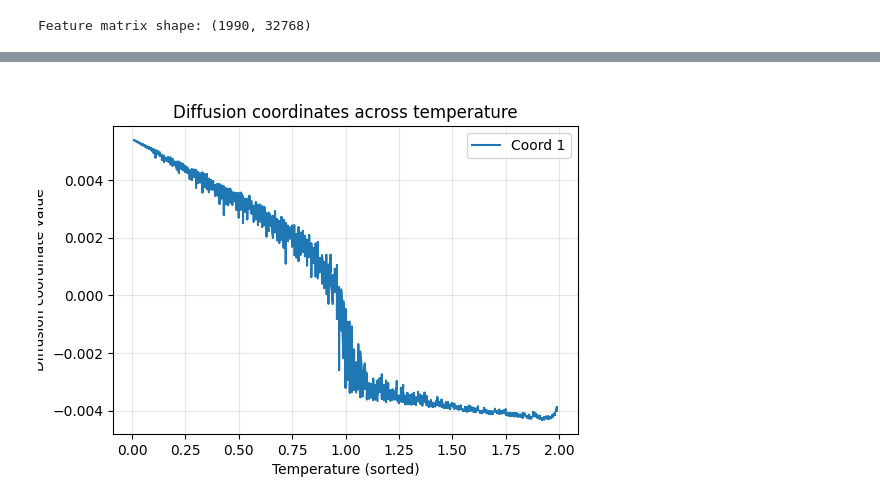
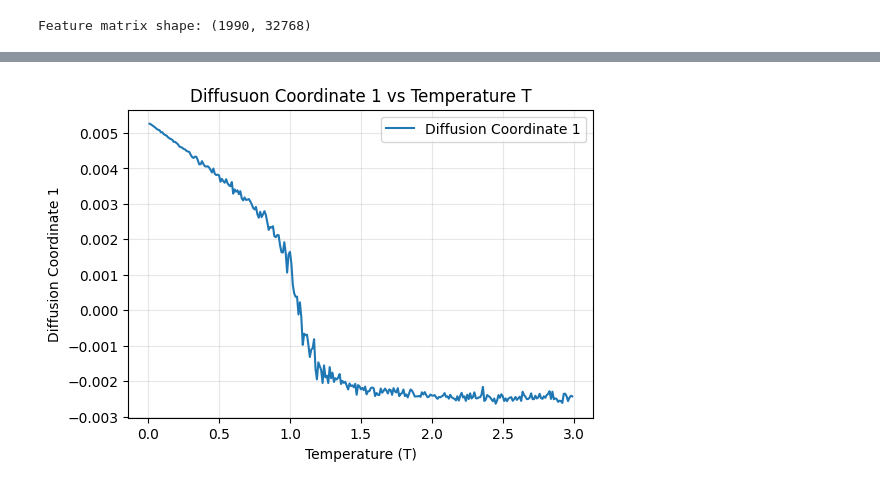
Before and after one commit to neel-j-dev/Classifying-BLK-Transitions, a Jupyter notebook: simulator/XY_Diffusion_Map.ipynb, the cells around one changed output, grey strips where cells are left out. Drawn from its saved outputs; the diff is of its cells as text; code cells hidden in the pictures.

```diff
--- a/simulator/XY_Diffusion_Map.ipynb
+++ b/simulator/XY_Diffusion_Map.ipynb
@@ -10,8 +10,8 @@ import matplotlib.pyplot as plt
 %matplotlib inline
 
 # Path to the compressed dataset produced by build_xy_dataset
-DATA_PATH = Path('xy_dataset_wolff.npz')
-METADATA_PATH = Path('xy_dataset_wolff.metadata.json')
+DATA_PATH = Path('../xy_dataset_wolff_128x128.npz')
+METADATA_PATH = Path('../xy_dataset_wolff.metadata_128x128.json')
 
 if not DATA_PATH.exists():
     raise FileNotFoundError(f"Dataset {DATA_PATH} not found. Update DATA_PATH to point to your file.")
@@ -46,7 +46,7 @@ from sklearn.preprocessing import normalize
 
 # Diffusion map helper
 
-def diffusion_map(data, epsilon=None, n_components=5):
+def diffusion_map(data, epsilon=None, n_components=10):
     # Pairwise Euclidean distances
     dists = pairwise_distances(data, metric='euclidean')
     if epsilon is None:
@@ -72,7 +72,7 @@ def diffusion_map(data, epsilon=None, n_components=5):
     diffusion_coords = diffusion_coords * diffusion_vals
     return diffusion_coords, diffusion_vals, epsilon
 
-embeddings, lambdas, eps = diffusion_map(features, n_components=5)
+embeddings, lambdas, eps = diffusion_map(features, n_components=10)
 print("Eigenvalues:", lambdas)
 print("Epsilon used:", eps)
 # %% [output]
@@ -91,7 +92,7 @@ temperatures = np.array([entry['temperature'] for entry in metadata],
 assert temperatures.shape[0] == num_samples
 
 
-def diffusion_map_O2_invariant(angles, epsilon=None, n_components=5):
+def diffusion_map_O2_invariant(angles, epsilon=None, n_components=10):
     """
     Diffusion map using the O(2)-invariant distance between XY configurations.
 
@@ -152,7 +153,7 @@ def diffusion_map_O2_invariant(angles, epsilon=None, n_components=5):
 
 
 embeddings, lambdas, eps = diffusion_map_O2_invariant(angles,
-                                                      n_components=5)
+                                                      n_components=10)
 print("Eigenvalues:", lambdas)
 print("Epsilon used:", eps)
 # %% [output]
@@ -204,17 +295,25 @@ plt.show()
 # %%
 # Optional: inspect embeddings vs temperature ordering
 order = np.argsort(temperatures)
 plt.figure(figsize=(6, 4))
-plt.plot(temperatures[order], embeddings[order, 0], label='Coord 1')
+
+unique_temps = sorted(list(set(temperatures)))
+average_temp_embedding = {}
+for temp in unique_temps:
+    average_temp_embedding[temp] = np.mean(embeddings[temperatures == temp, 0])
+
+plt.plot(unique_temps, [average_temp_embedding[temp] for temp in unique_temps], label='Diffusion Coordinate 1')
+
+
 # plt.plot(temperatures[order], embeddings[order, 1], label='Coord 2')
 # plt.plot(temperatures[order], embeddings[order, 2], label='Coord 3')
 # plt.plot(temperatures[order], embeddings[order, 3], label='Coord 4')
 # plt.plot(temperatures[order], embeddings[order, 4], label='Coord 5')
-plt.xlabel('Temperature (sorted)')
-plt.ylabel('Diffusion coordinate value')
-plt.title('Diffusion coordinates across temperature')
+plt.xlabel('Temperature (T)')
+plt.ylabel('Diffusion Coordinate 1')
+plt.title('Diffusuon Coordinate 1 vs Temperature T')
 plt.legend()
 plt.grid(alpha=0.3)
 plt.show()
 # %% [output]
-[figure, old version]
+[figure, new version]
```
Also changed, not shown: parts of 12 cells of this notebook, 1 other file.
